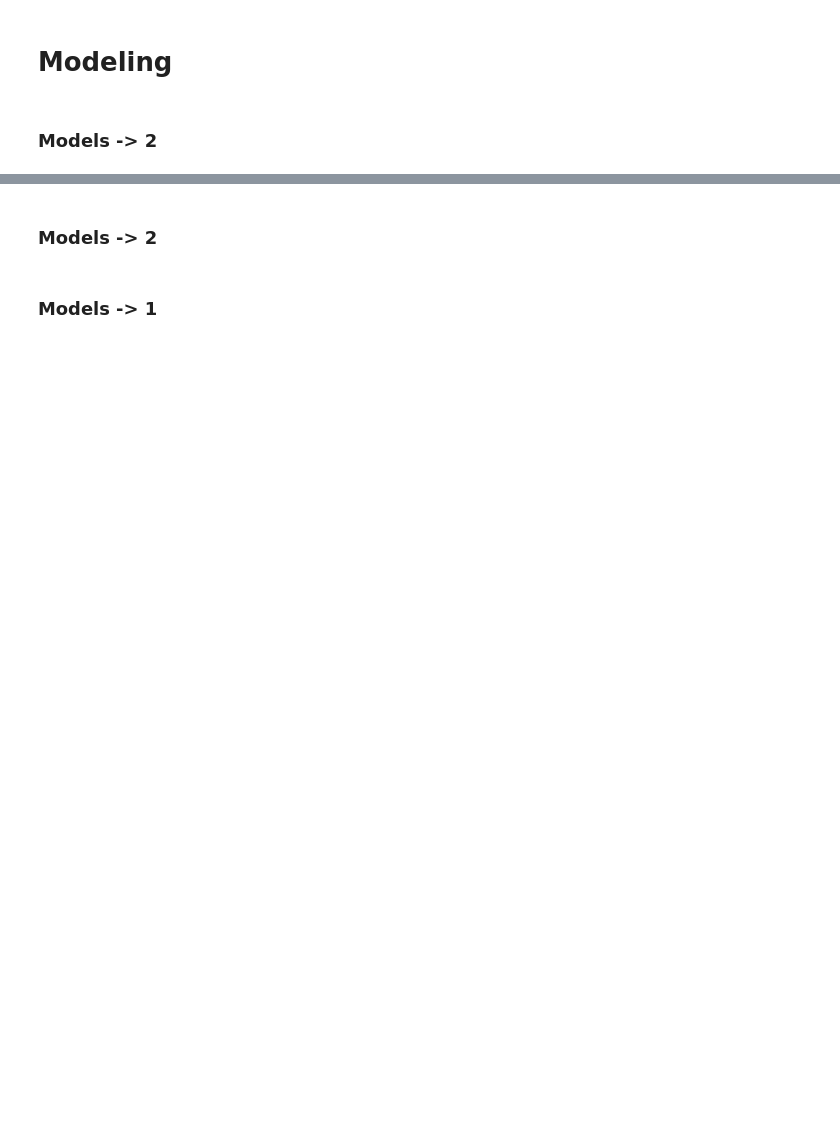
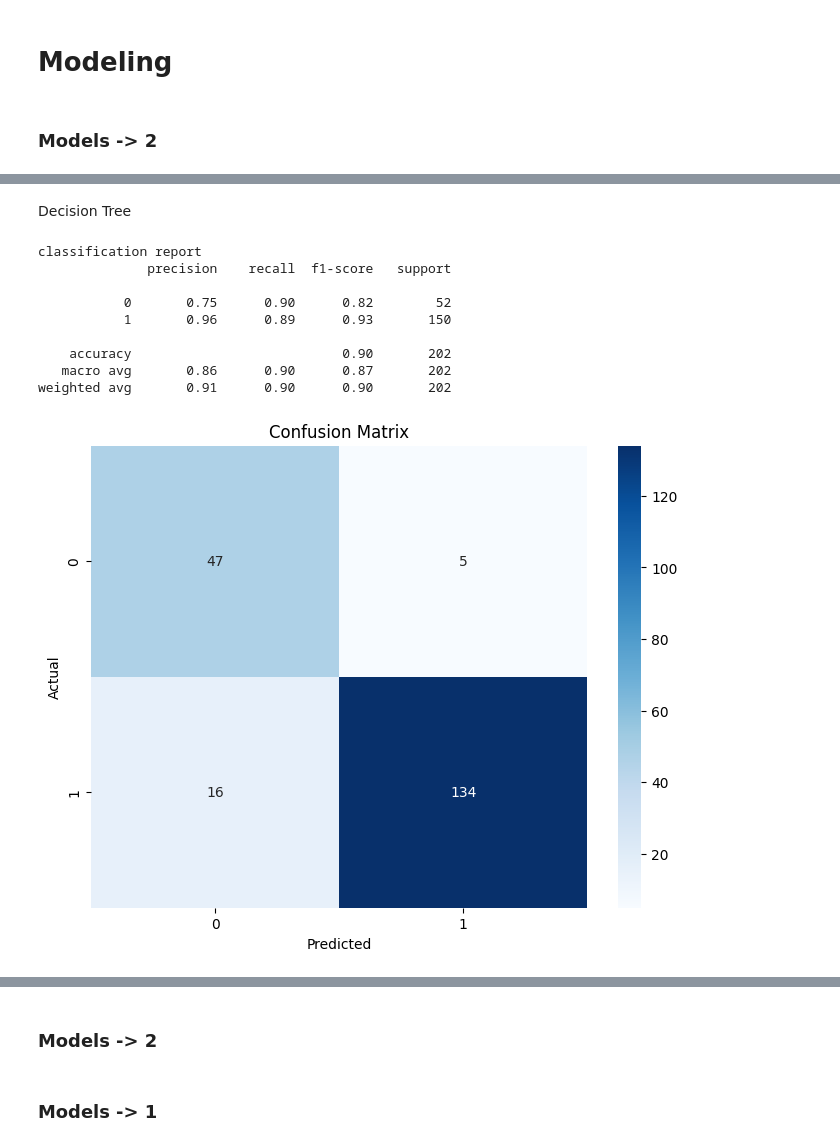
Before and after one commit to yousefsamir19/smartphone-price-classification, a Jupyter notebook: Smart Phone Prices Prediction/smartphone-price-classification.ipynb, the cells around one changed output, grey strips where cells are left out. Drawn from its saved outputs; the diff is of its cells as text; code cells hidden in the pictures; blank space fills up the shorter version.

Commit message:
Decision tree and SVM models are modified

```diff
--- a/Smart Phone Prices Prediction/smartphone-price-classification.ipynb
+++ b/Smart Phone Prices Prediction/smartphone-price-classification.ipynb
@@ -523,12 +519,19 @@ WARNING: Ignoring invalid distribution ~orch (C:\Users\esraa\AppData\Roaming\Pyt
 ModuleNotFoundError: No module named 'imbalanced_learn'
 # %%
-#seperate train and test data from df
-train_data=df[0:869]
-test_data=df[869:]
-x_train=train_data.drop('price',axis=1)
-y_train=train_data['price']
-x_test=test_data.drop('price',axis=1)
-y_test=test_data['price']
+from sklearn.model_selection import train_test_split
+#seperate train and test data from df"
+# train_data=df[0:869]
+# test_data=df[869:]
+# x_train=train_data.drop('price',axis=1)
+# y_train=train_data['price']
+# x_test=test_data.drop('price',axis=1)
+# y_test=test_data['price']
+new_df=df[mi_series.head(30).index]    #model performance improved when using top 20 features
+x=new_df
+y=df["price"]
+# x=df.drop(columns="price")
+# y=df["price"]
+x_train, x_test, y_train, y_test=train_test_split(x,y,random_state=42, test_size=0.2)
 # %%
 #selecting and scaling
 #selector=SelectKBest(chi2,k=150)
@@ -621,0 +640,29 @@ ValueError: Invalid parameter 'class_weight' for estimator DecisionTreeRegressor
+# %% [markdown]
+Decision Tree
+# %%
+DT=DecisionTreeClassifier(class_weight='balanced', criterion='gini', max_depth=20, max_features=None, min_samples_leaf=2, min_samples_split=2)
+DT.fit(x_train,y_train)
+y_pred=DT.predict(x_test)
+print("classification report")
+print(classification_report(y_test,y_pred))
+#plot confusion matrix
+cm = confusion_matrix(y_test, y_pred)
+plt.figure(figsize=(8,6))
+sns.heatmap(cm, annot=True, fmt='d', cmap='Blues')
+plt.xlabel('Predicted')
+plt.ylabel('Actual')
+plt.title('Confusion Matrix')
+plt.show()
+# import joblib
+# joblib.dump(DT, 'smartphone_price_classifier_model.pkl')
+# %% [output]
+classification report
+              precision    recall  f1-score   support
+
+           0       0.75      0.90      0.82        52
+           1       0.96      0.89      0.93       150
+
+    accuracy                           0.90       202
+   macro avg       0.86      0.90      0.87       202
+weighted avg       0.91      0.90      0.90       202
+[figure, added]
```
Also changed, not shown: parts of 6 cells of this notebook, 2 other files.
